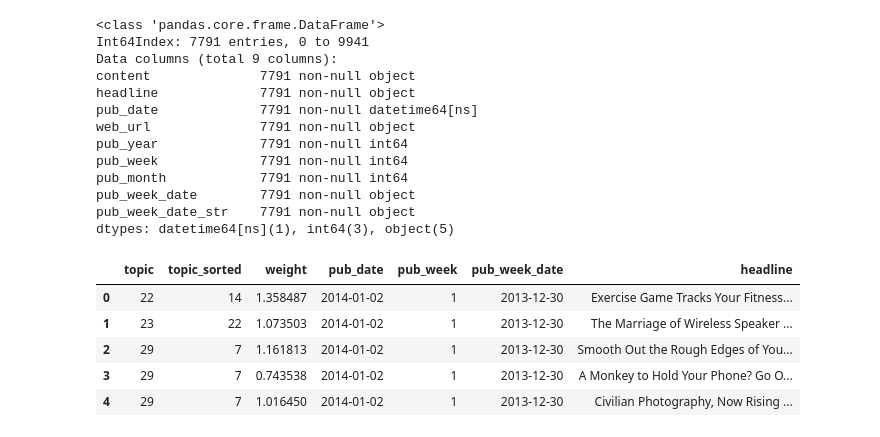
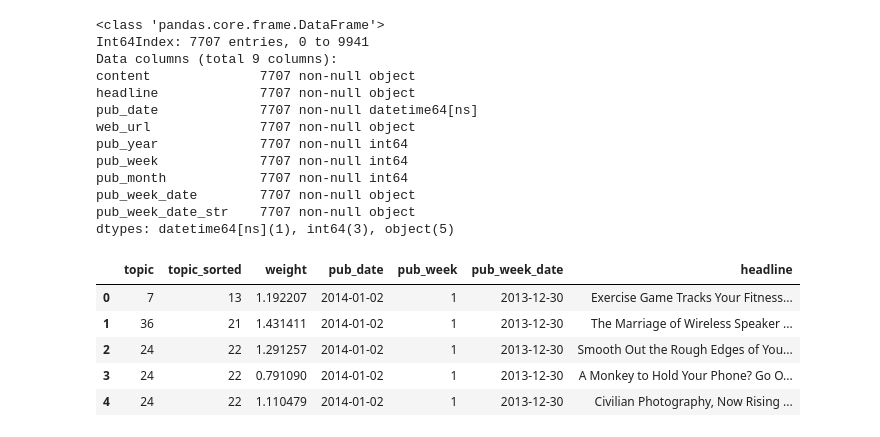
Before and after one commit to iyounus/TechNewsTrends, a Jupyter notebook: analysis.ipynb, the cells around one changed output. Cells and saved outputs as stored; diff of their text form; code cells hidden in the pictures.

```diff
--- a/analysis.ipynb
+++ b/analysis.ipynb
@@ -30,50 +31,55 @@ df.pub_date = pd.to_datetime(df.pub_date)
 df['pub_year'] = df.pub_date.map(lambda x : date.isocalendar(x)[0])
 df['pub_week'] = df.pub_date.map(lambda x : date.isocalendar(x)[1])
 df['pub_month'] = df.pub_date.map(lambda x : x.month)
-df['pub_week_date'] = df.pub_date.map(lambda x : x.date() + datetime.timedelta(0-x.date().weekday()))# 0 -> Monday of the pub_week
-df['pub_week_date_str'] = df.pub_date.map(lambda x : (x.date() + datetime.timedelta(0-x.date().weekday())).strftime("%Y-%m-%d"))
+
+# 0 -> Monday of the pub_week
+df['pub_week_date'] = df.pub_date.map(lambda x : x.date() + datetime.timedelta(0-x.date().weekday()))
+df['pub_week_date_str'] = df.pub_date.map(lambda x : (x.date() +
+                                                      datetime.timedelta(0-x.date().weekday())).strftime("%Y-%m-%d"))
 
 df.info()
 
-vectorizer = pkl.load( open("data/vectorizer.pkl", "rb") )
-vectors = pkl.load( open("data/vector.pkl", "rb"))
-nmf = pkl.load( open("data/model_30.pkl", "rb"))
+vectorizer, vectors = pkl.load( open("data/vectorizer.pkl", "rb") )
+nmf = pkl.load( open("data/model_45.pkl", "rb"))
 # %% [output]
 <class 'pandas.core.frame.DataFrame'>
-Int64Index: 7791 entries, 0 to 9941
+Int64Index: 7707 entries, 0 to 9941
 Data columns (total 9 columns):
-content              7791 non-null object
-headline             7791 non-null object
-pub_date             7791 non-null datetime64[ns]
-web_url              7791 non-null object
-pub_year             7791 non-null int64
-pub_week             7791 non-null int64
-pub_month            7791 non-null int64
-pub_week_date        7791 non-null object
-pub_week_date_str    7791 non-null object
+content              7707 non-null object
+headline             7707 non-null object
+pub_date             7707 non-null datetime64[ns]
+web_url              7707 non-null object
+pub_year             7707 non-null int64
+pub_week             7707 non-null int64
+pub_month            7707 non-null int64
+pub_week_date        7707 non-null object
+pub_week_date_str    7707 non-null object
 dtypes: datetime64[ns](1), int64(3), object(5)
 # %%
 W = nmf.components_#[topicN]
 A = vectors.dot(W.T)
 
 df['topic'] = list(np.argmax(A, axis=1))
 df['weight'] = list(np.max(A, axis=1))
+
+df = df[df['weight']>0.5]
 
 # now sort topics w.r.t number of articles per topic
 # this is just renaming the topic
 dg = df[['topic','headline']].groupby('topic')
 x = sorted(dg.groups.keys())
 y = [len(dg.groups[i]) for i in x]
 m = list(np.argsort(y)[::-1])
 d = { j : x[i] for i, j in enumerate(m)}
 
 df['topic_sorted'] = df['topic'].map(lambda x : d[x])
 
 df[['topic','topic_sorted','weight','pub_date','pub_week','pub_week_date','headline']].head()
+#print d
 # %% [output]
 |  | topic | topic_sorted | weight | pub_date | pub_week | pub_week_date | headline |
-| 0 | 22 | 14 | 1.358487 | 2014-01-02 | 1 | 2013-12-30 | Exercise Game Tracks Your Fitness... |
-| 1 | 23 | 22 | 1.073503 | 2014-01-02 | 1 | 2013-12-30 | The Marriage of Wireless Speaker ... |
-| 2 | 29 | 7 | 1.161813 | 2014-01-02 | 1 | 2013-12-30 | Smooth Out the Rough Edges of You... |
-| 3 | 29 | 7 | 0.743538 | 2014-01-02 | 1 | 2013-12-30 | A Monkey to Hold Your Phone? Go O... |
-| 4 | 29 | 7 | 1.016450 | 2014-01-02 | 1 | 2013-12-30 | Civilian Photography, Now Rising ... |
+| 0 | 7 | 13 | 1.192207 | 2014-01-02 | 1 | 2013-12-30 | Exercise Game Tracks Your Fitness... |
+| 1 | 36 | 21 | 1.431411 | 2014-01-02 | 1 | 2013-12-30 | The Marriage of Wireless Speaker ... |
+| 2 | 24 | 22 | 1.291257 | 2014-01-02 | 1 | 2013-12-30 | Smooth Out the Rough Edges of You... |
+| 3 | 24 | 22 | 0.791090 | 2014-01-02 | 1 | 2013-12-30 | A Monkey to Hold Your Phone? Go O... |
+| 4 | 24 | 22 | 1.110479 | 2014-01-02 | 1 | 2013-12-30 | Civilian Photography, Now Rising ... |
```
Also changed, not shown: parts of 16 cells of this notebook, 8 other files.
